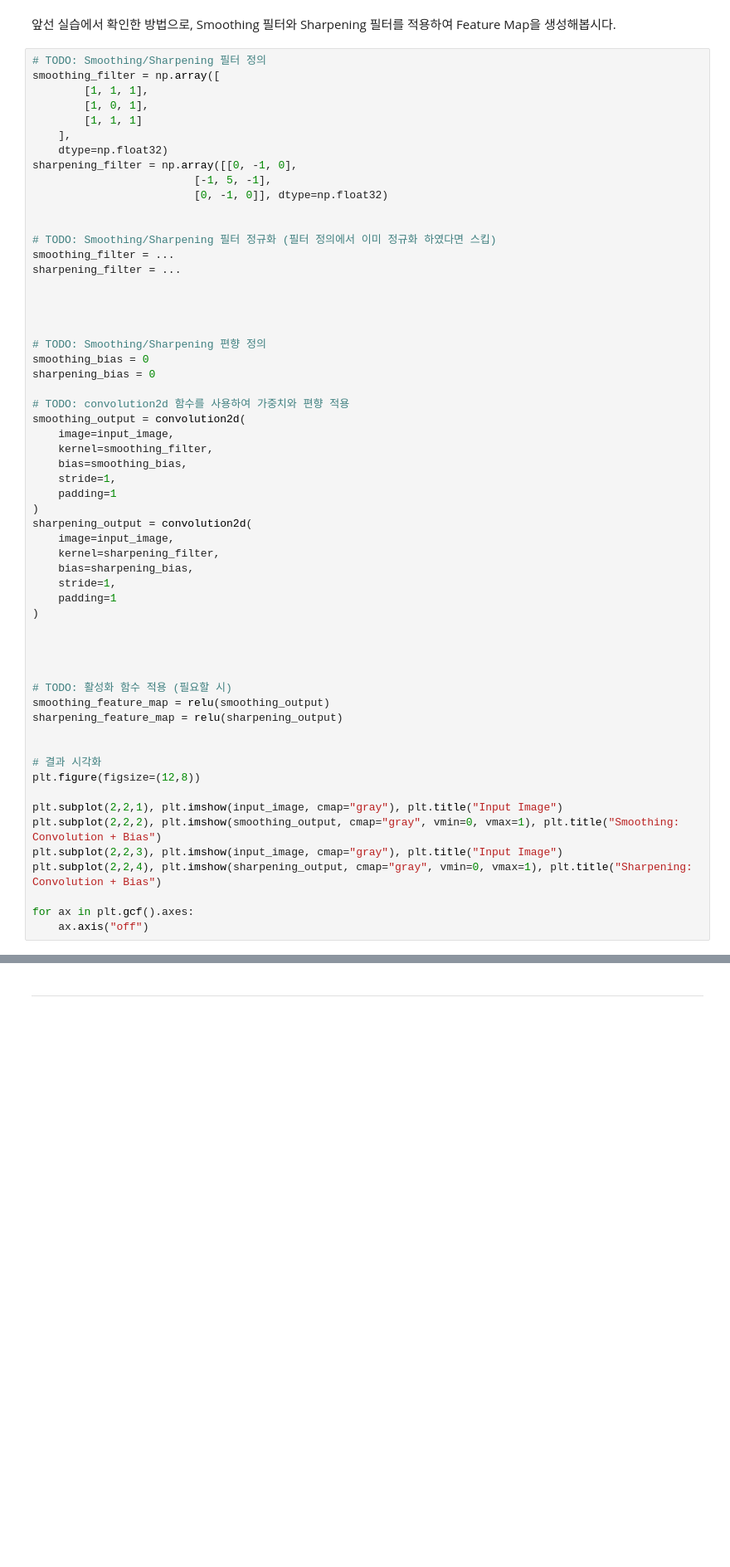
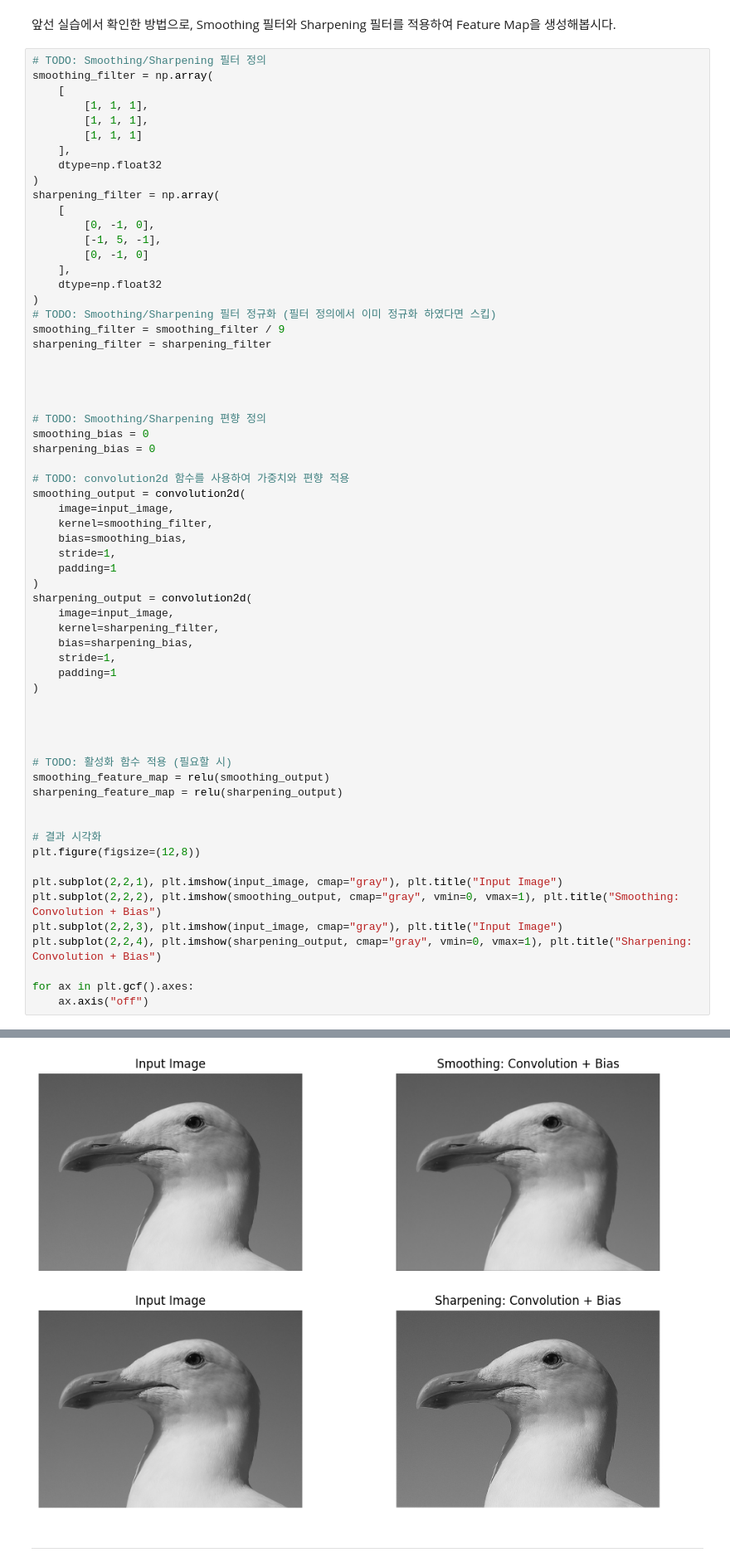
Before and after one commit to ghs0530/Vision-LLM-202035306, a Jupyter notebook: 03_DL-and-GPU.ipynb, the cells around one changed output, grey strips where cells are left out. Shown at 83% size. Drawn from its saved outputs; the diff is of its cells as text; blank space fills up the shorter version.

```diff
--- a/03_DL-and-GPU.ipynb
+++ b/03_DL-and-GPU.ipynb
@@ -1209,20 +1209,25 @@ for ax in plt.gcf().axes:
 앞선 실습에서 확인한 방법으로, Smoothing 필터와 Sharpening 필터를 적용하여 Feature Map을 생성해봅시다.
 # %%
 # TODO: Smoothing/Sharpening 필터 정의
-smoothing_filter = np.array([
+smoothing_filter = np.array(
+    [
         [1, 1, 1],
-        [1, 0, 1],
+        [1, 1, 1],
         [1, 1, 1]
     ],
-    dtype=np.float32)
-sharpening_filter = np.array([[0, -1, 0],
-                         [-1, 5, -1],
-                         [0, -1, 0]], dtype=np.float32)
-
-
+    dtype=np.float32
+)
+sharpening_filter = np.array(
+    [
+        [0, -1, 0],
+        [-1, 5, -1],
+        [0, -1, 0]
+    ],
+    dtype=np.float32
+)
 # TODO: Smoothing/Sharpening 필터 정규화 (필터 정의에서 이미 정규화 하였다면 스킵)
-smoothing_filter = ...
-sharpening_filter = ...
+smoothing_filter = smoothing_filter / 9
+sharpening_filter = sharpening_filter
 
 
 
@@ -1270,3 +1274,4 @@ AttributeError: 'ellipsis' object has no attribute 'shape'
+[figure, added]
 # %% [markdown]
 ---
 # %% [markdown]
```
Also changed, not shown: parts of 3 cells of this notebook.
